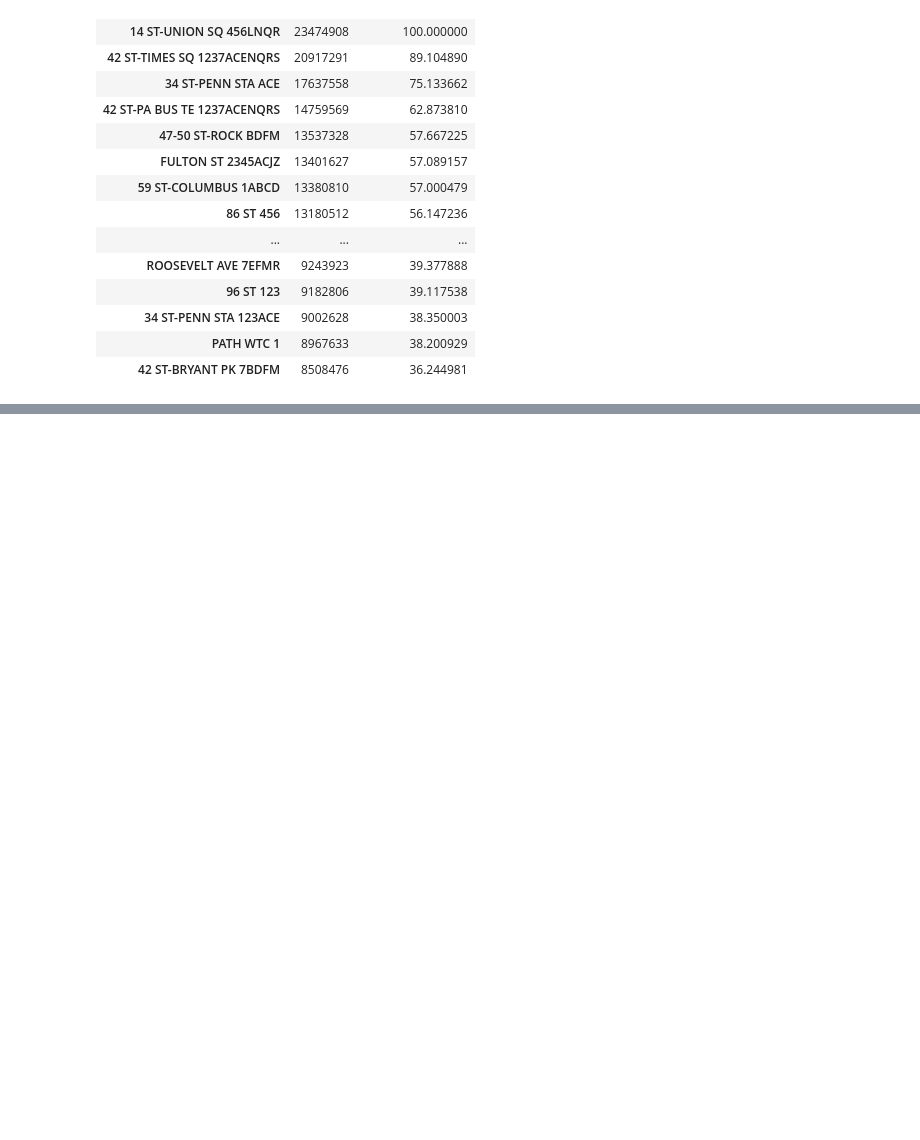
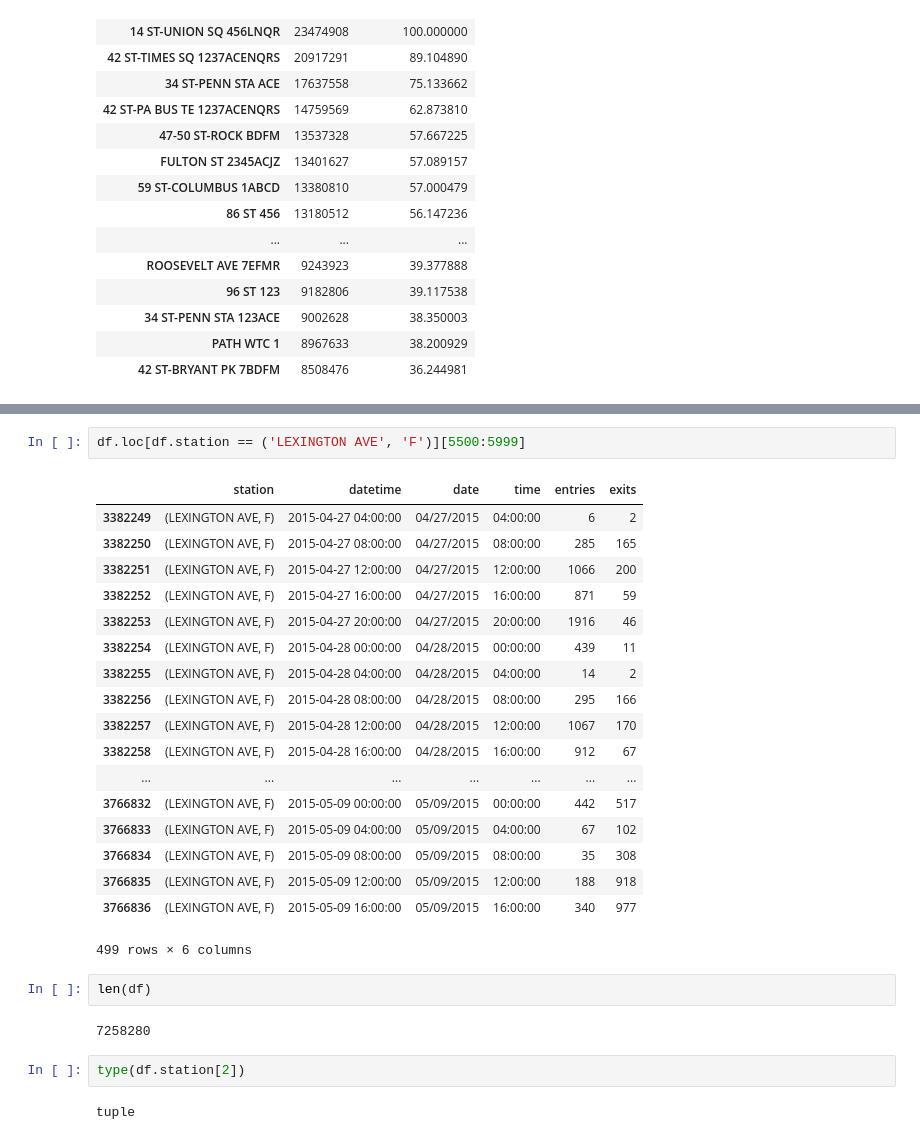
Before and after one commit to Will-So/mta, a Jupyter notebook: 02_Will.ipynb, the cells around one changed output, grey strips where cells are left out. Drawn from its saved outputs; the diff is of its cells as text; blank space fills up the shorter version.

```diff
--- a/02_Will.ipynb
+++ b/02_Will.ipynb
@@ -203,0 +256,29 @@ busiest
+# %%
+df.loc[df.station == ('LEXINGTON AVE', 'F')][5500:5999]
+# %% [output]
+|  | station | datetime | date | time | entries | exits |
+| 3382249 | (LEXINGTON AVE, F) | 2015-04-27 04:00:00 | 04/27/2015 | 04:00:00 | 6 | 2 |
+| 3382250 | (LEXINGTON AVE, F) | 2015-04-27 08:00:00 | 04/27/2015 | 08:00:00 | 285 | 165 |
+| 3382251 | (LEXINGTON AVE, F) | 2015-04-27 12:00:00 | 04/27/2015 | 12:00:00 | 1066 | 200 |
+| 3382252 | (LEXINGTON AVE, F) | 2015-04-27 16:00:00 | 04/27/2015 | 16:00:00 | 871 | 59 |
+| 3382253 | (LEXINGTON AVE, F) | 2015-04-27 20:00:00 | 04/27/2015 | 20:00:00 | 1916 | 46 |
+| 3382254 | (LEXINGTON AVE, F) | 2015-04-28 00:00:00 | 04/28/2015 | 00:00:00 | 439 | 11 |
+| 3382255 | (LEXINGTON AVE, F) | 2015-04-28 04:00:00 | 04/28/2015 | 04:00:00 | 14 | 2 |
+| 3382256 | (LEXINGTON AVE, F) | 2015-04-28 08:00:00 | 04/28/2015 | 08:00:00 | 295 | 166 |
+| 3382257 | (LEXINGTON AVE, F) | 2015-04-28 12:00:00 | 04/28/2015 | 12:00:00 | 1067 | 170 |
+| 3382258 | (LEXINGTON AVE, F) | 2015-04-28 16:00:00 | 04/28/2015 | 16:00:00 | 912 | 67 |
+| ... | ... | ... | ... | ... | ... | ... |
+| 3766832 | (LEXINGTON AVE, F) | 2015-05-09 00:00:00 | 05/09/2015 | 00:00:00 | 442 | 517 |
+| 3766833 | (LEXINGTON AVE, F) | 2015-05-09 04:00:00 | 05/09/2015 | 04:00:00 | 67 | 102 |
+| 3766834 | (LEXINGTON AVE, F) | 2015-05-09 08:00:00 | 05/09/2015 | 08:00:00 | 35 | 308 |
+| 3766835 | (LEXINGTON AVE, F) | 2015-05-09 12:00:00 | 05/09/2015 | 12:00:00 | 188 | 918 |
+| 3766836 | (LEXINGTON AVE, F) | 2015-05-09 16:00:00 | 05/09/2015 | 16:00:00 | 340 | 977 |
+499 rows × 6 columns
+# %%
+len(df)
+# %% [output]
+7258280
+# %%
+type(df.station[2])
+# %% [output]
+tuple
```
Also changed, not shown: parts of 17 cells of this notebook, 11 other files.
